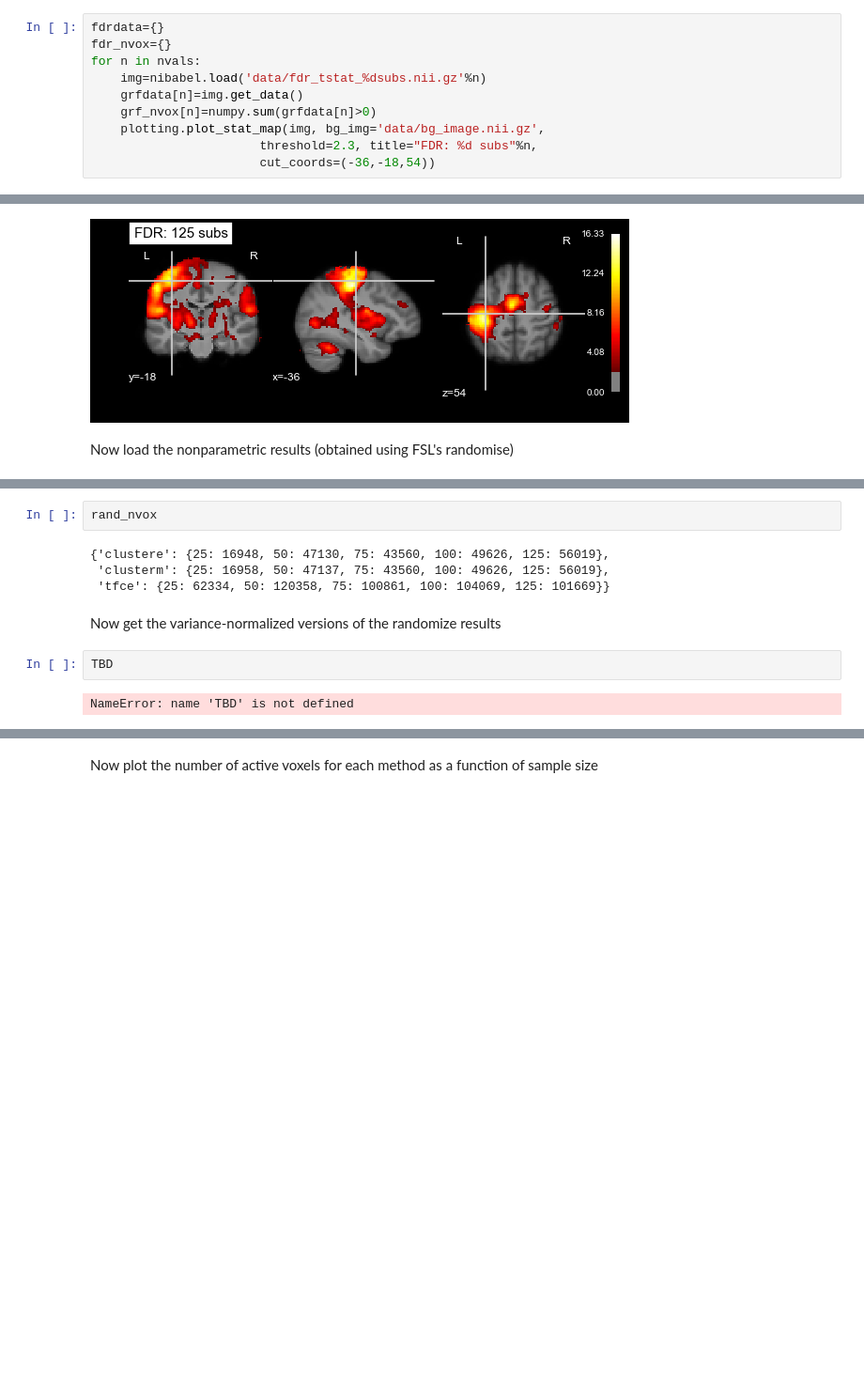
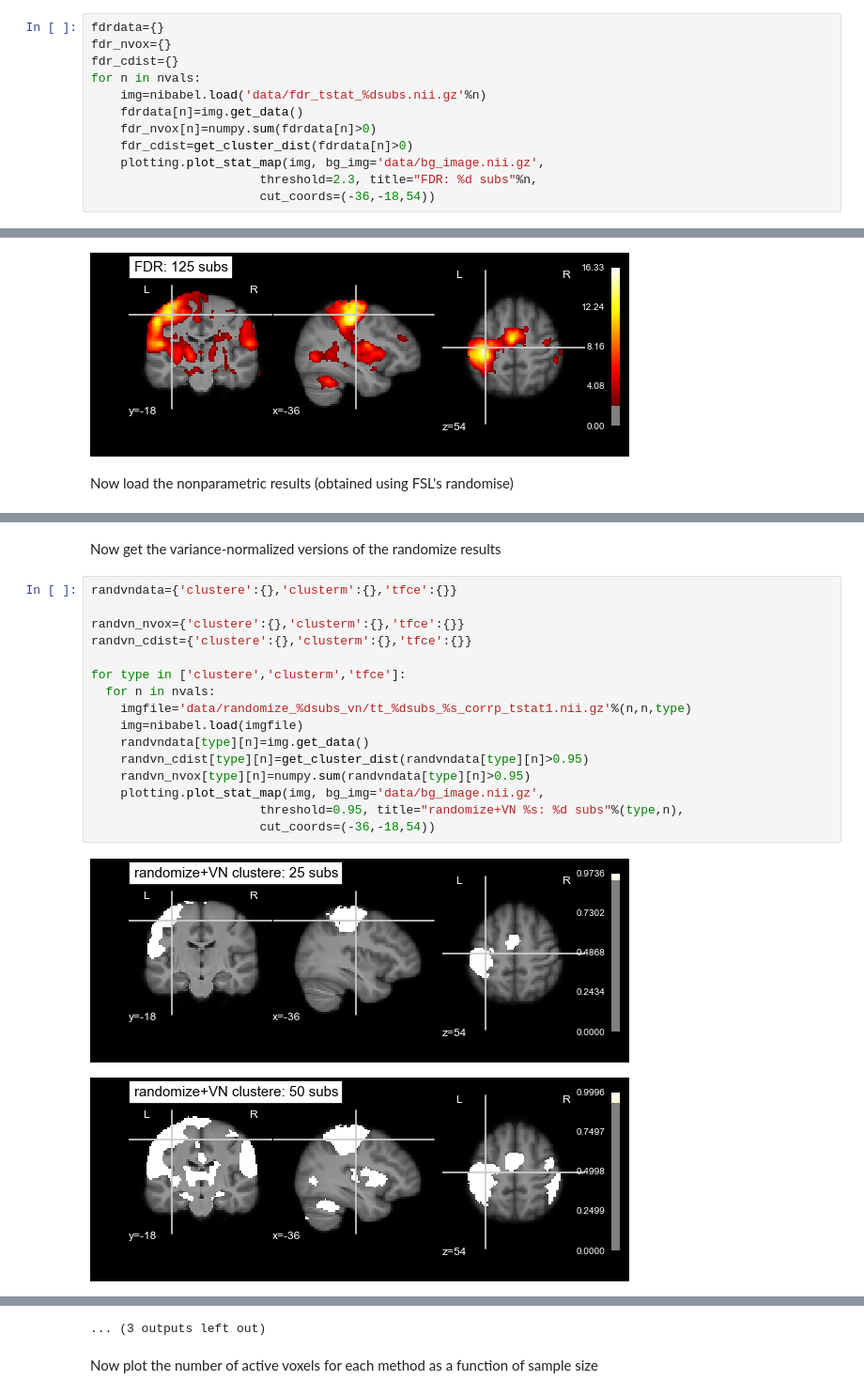
Before and after one commit to poldrack/fmri-stats, a Jupyter notebook: thresholding/Thresholding.ipynb, the cells around one changed output, grey strips where cells are left out. Shown at 94% size. Cells and saved outputs as stored; diff of their text form; blank space fills up the shorter version.

Commit message:
adding additional files, changed name of notebook

```diff
--- a/thresholding/Thresolding.ipynb
+++ b/thresholding/Thresholding.ipynb
@@ -69,10 +84,12 @@ Now do the same for FDR data
 # %%
 fdrdata={}
 fdr_nvox={}
+fdr_cdist={}
 for n in nvals:
     img=nibabel.load('data/fdr_tstat_%dsubs.nii.gz'%n)
-    grfdata[n]=img.get_data()
-    grf_nvox[n]=numpy.sum(grfdata[n]>0)
+    fdrdata[n]=img.get_data()
+    fdr_nvox[n]=numpy.sum(fdrdata[n]>0)
+    fdr_cdist=get_cluster_dist(fdrdata[n]>0)
     plotting.plot_stat_map(img, bg_img='data/bg_image.nii.gz',
                        threshold=2.3, title="FDR: %d subs"%n,
                        cut_coords=(-36,-18,54))
@@ -111,15 +131,24 @@ for type in ['clustere','clusterm','tfce']:
 [figure]
 [figure]
 ... (3 outputs left out)
-# %%
-rand_nvox
-# %% [output]
-{'clustere': {25: 16948, 50: 47130, 75: 43560, 100: 49626, 125: 56019},
- 'clusterm': {25: 16958, 50: 47137, 75: 43560, 100: 49626, 125: 56019},
- 'tfce': {25: 62334, 50: 120358, 75: 100861, 100: 104069, 125: 101669}}
 # %% [markdown]
 Now get the variance-normalized versions of the randomize results
-# %%
-TBD
-# %% [output]
-NameError: name 'TBD' is not defined
+# %%
+randvndata={'clustere':{},'clusterm':{},'tfce':{}}
+
+randvn_nvox={'clustere':{},'clusterm':{},'tfce':{}}
+randvn_cdist={'clustere':{},'clusterm':{},'tfce':{}}
+
+for type in ['clustere','clusterm','tfce']:
+  for n in nvals:
+    imgfile='data/randomize_%dsubs_vn/tt_%dsubs_%s_corrp_tstat1.nii.gz'%(n,n,type)
+    img=nibabel.load(imgfile)
+    randvndata[type][n]=img.get_data()
+    randvn_cdist[type][n]=get_cluster_dist(randvndata[type][n]>0.95)
+    randvn_nvox[type][n]=numpy.sum(randvndata[type][n]>0.95)
+    plotting.plot_stat_map(img, bg_img='data/bg_image.nii.gz',
+                       threshold=0.95, title="randomize+VN %s: %d subs"%(type,n),
+                       cut_coords=(-36,-18,54))
+# %% [output]
+[figure, added]
+[figure, added]
@@ -126,3 +165,4 @@ NameError: name 'TBD' is not defined
+... (3 outputs left out)
 # %% [markdown]
 Now plot the number of active voxels for each method as a function of sample size
 # %%
```
Also changed, not shown: parts of 13 cells of this notebook, 34 other files.
